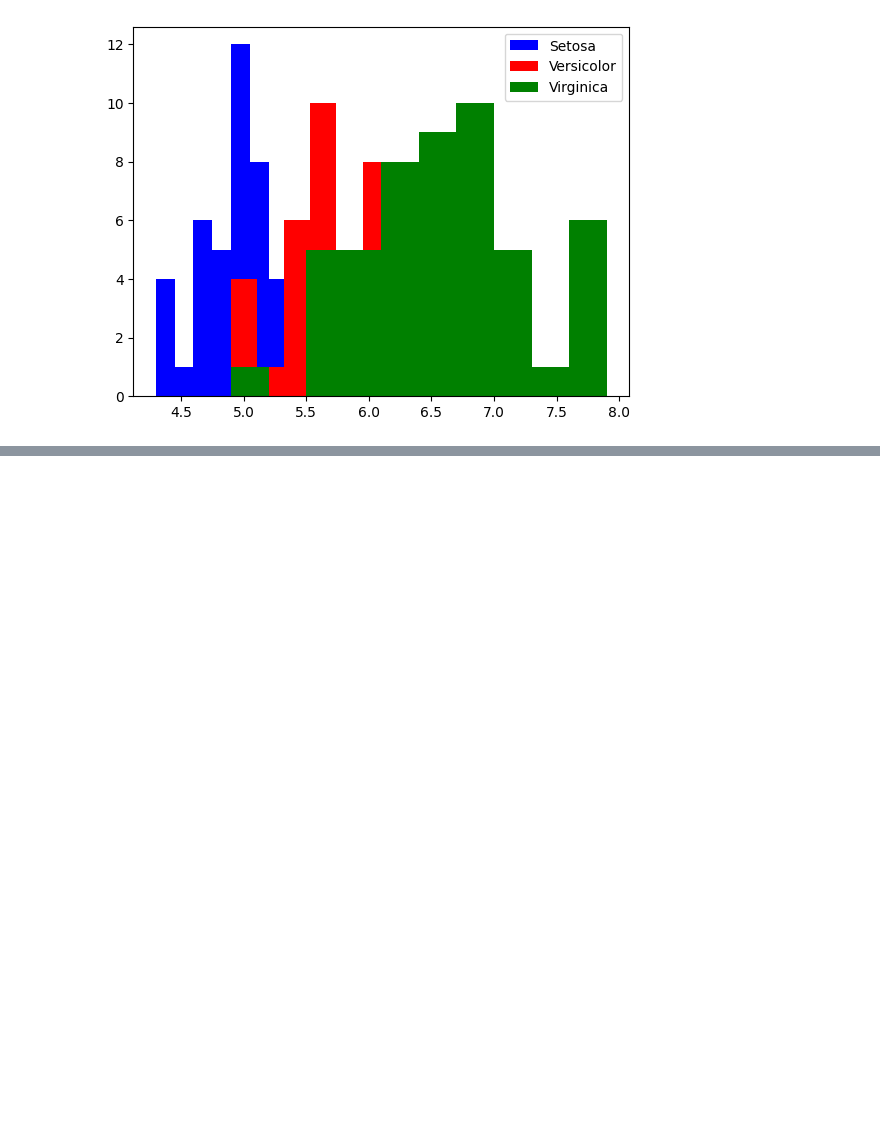
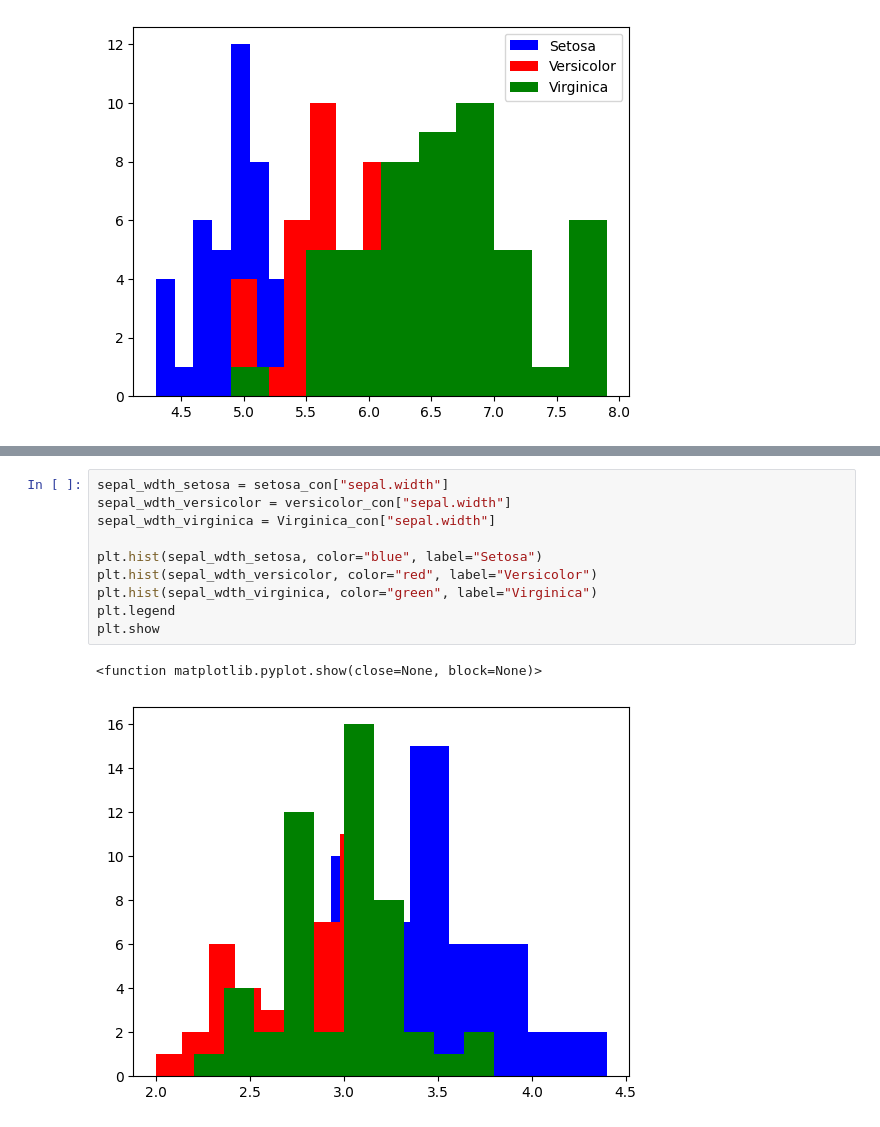
Before and after one commit to Malte-W-Schule/Datenanalyse_Sem_03, a Jupyter notebook: Blatt 4/1.ipynb, the cells around one changed output, grey strips where cells are left out. Cells and saved outputs as stored; diff of their text form; blank space fills up the shorter version.

```diff
--- a/Blatt 4/1.ipynb
+++ b/Blatt 4/1.ipynb
@@ -44,0 +66,13 @@ plt.hist(pet
+# %%
+sepal_wdth_setosa = setosa_con["sepal.width"]
+sepal_wdth_versicolor = versicolor_con["sepal.width"]
+sepal_wdth_virginica = Virginica_con["sepal.width"]
+
+plt.hist(sepal_wdth_setosa, color="blue", label="Setosa")
+plt.hist(sepal_wdth_versicolor, color="red", label="Versicolor")
+plt.hist(sepal_wdth_virginica, color="green", label="Virginica")
+plt.legend
+plt.show
+# %% [output]
+<function matplotlib.pyplot.show(close=None, block=None)>
+[figure, added]
```
Also changed, not shown: parts of 2 cells of this notebook, 3 other files.
